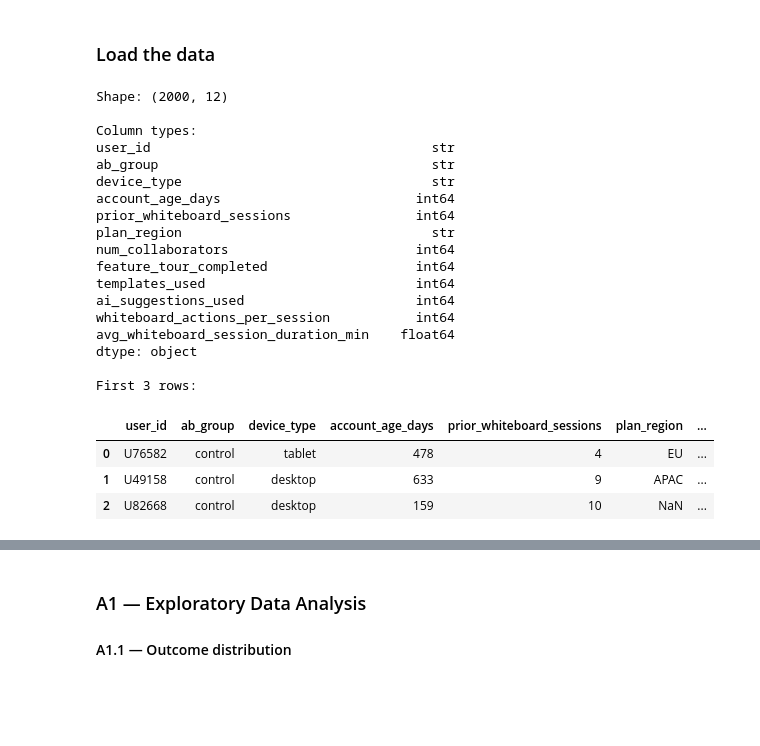
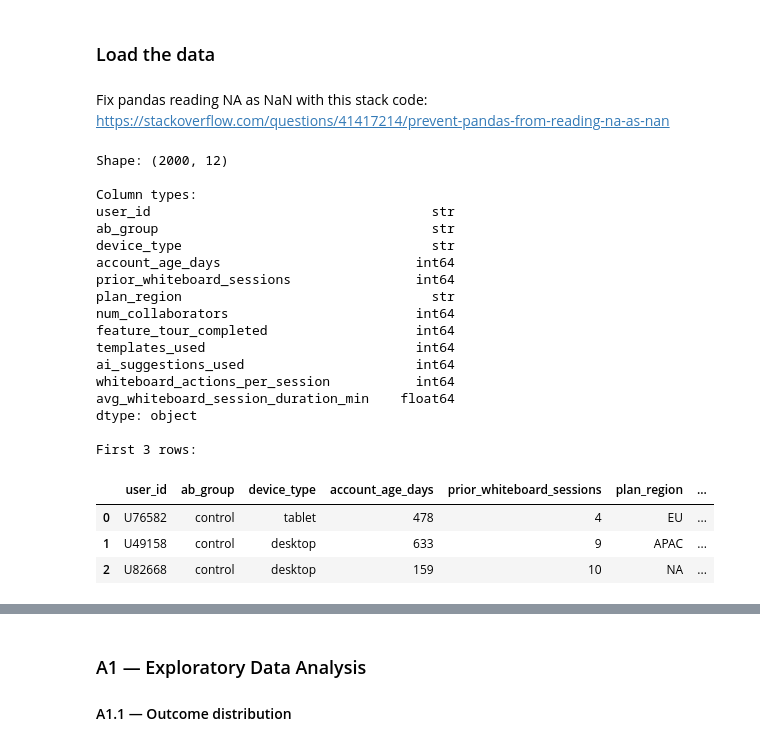
Before and after one commit to cda79/IAT461-Assignment02, a Jupyter notebook: IAT461_A2_Scaffold.ipynb, the cells around one changed output, grey strips where cells are left out. Cells and saved outputs as stored; diff of their text form; code cells hidden in the pictures; blank space fills up the shorter version.

```diff
--- a/IAT461_A2_Scaffold.ipynb
+++ b/IAT461_A2_Scaffold.ipynb
@@ -61,36 +61,57 @@ This is a **between-subjects experiment**. Users were randomly assigned to treat
 > **No train/test split in this part.** We are doing statistical inference — explaining the outcome — not predicting future users.
 # %% [markdown]
 ### Load the data
+# %% [markdown]
+Fix pandas reading NA as NaN with this stack code: https://stackoverflow.com/questions/41417214/prevent-pandas-from-reading-na-as-nan
 # %%
-df_ab = pd.read_csv('phigma_ab_study.csv')
+# Fix NA being read as NaN
+na_values = ["",
+             "#N/A",
+             "#N/A N/A",
+             "#NA",
+             "-1.#IND",
+             "-1.#QNAN",
+             "-NaN",
+             "-nan",
+             "1.#IND",
+             "1.#QNAN",
+             "<NA>",
+             "N/A",
+             "NULL",
+             "NaN",
+             "n/a",
+             "nan",
+             "null"]
+
+df_ab = pd.read_csv('phigma_ab_study.csv', na_values=na_values, keep_default_na=False)
 
 print(f"Shape: {df_ab.shape}")
 print(f"\nColumn types:\n{df_ab.dtypes}")
 print(f"\nFirst 3 rows:")
 df_ab.head(3)
 # %% [output]
 Shape: (2000, 12)
 
 Column types:
 user_id                                    str
 ab_group                                   str
 device_type                                str
 account_age_days                         int64
 prior_whiteboard_sessions                int64
 plan_region                                str
 num_collaborators                        int64
 feature_tour_completed                   int64
 templates_used                           int64
 ai_suggestions_used                      int64
 whiteboard_actions_per_session           int64
 avg_whiteboard_session_duration_min    float64
 dtype: object
 
 First 3 rows:
 |  | user_id | ab_group | device_type | account_age_days | prior_whiteboard_sessions | plan_region | ... |
 | 0 | U76582 | control | tablet | 478 | 4 | EU | ... |
 | 1 | U49158 | control | desktop | 633 | 9 | APAC | ... |
-| 2 | U82668 | control | desktop | 159 | 10 | NaN | ... |
+| 2 | U82668 | control | desktop | 159 | 10 | NA | ... |
 # %%
 # Summary statistics
 df_ab.describe(include='all').round(2)
```
Also changed, not shown: parts of 4 cells of this notebook.
